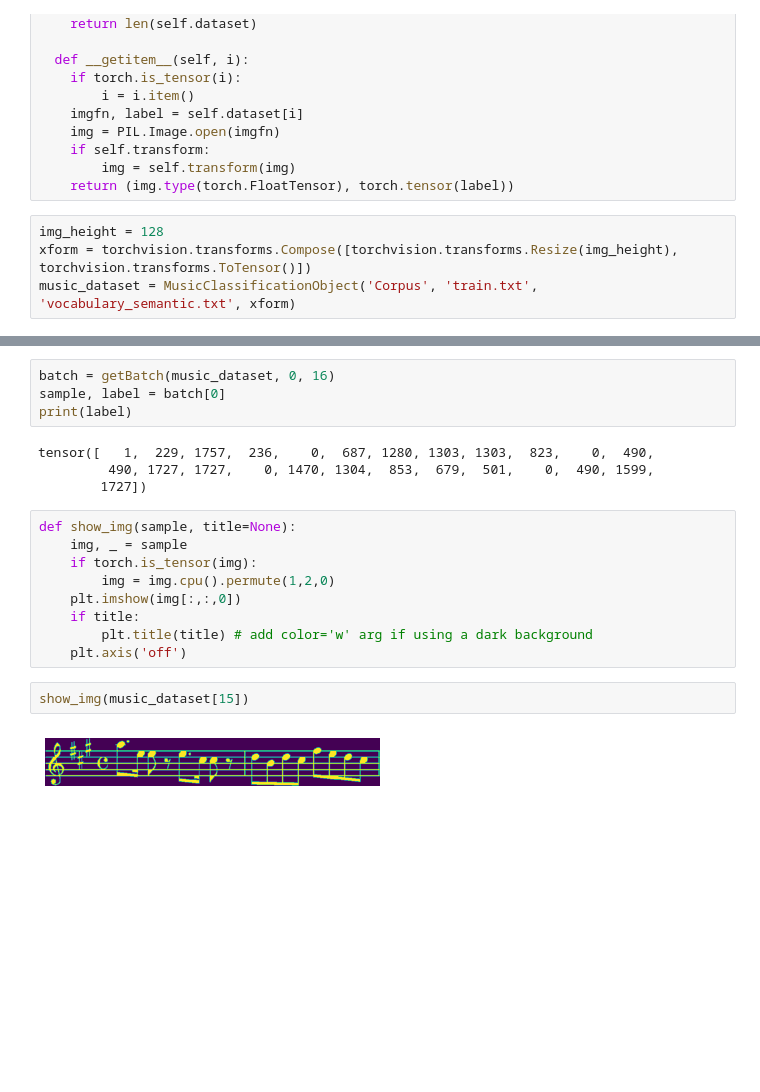
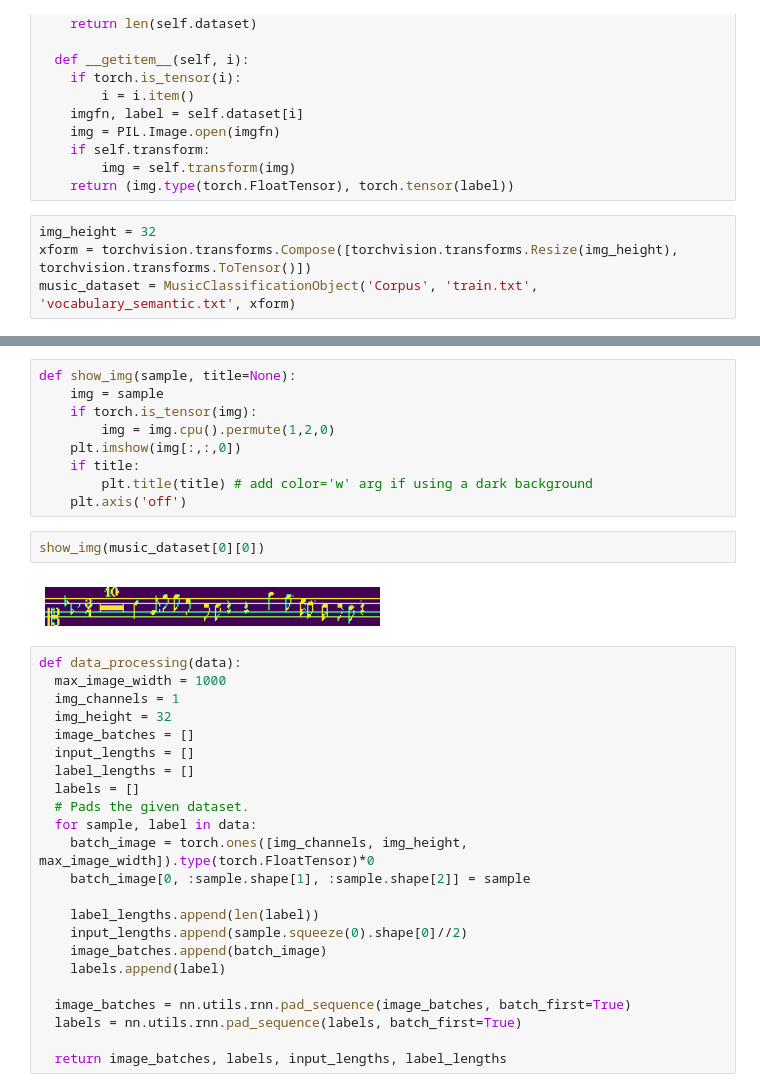
Before and after one commit to jahn18/ML-Music-Sheet-Classifier, a Jupyter notebook: ML_model/CPEN_291_Classification_Model.ipynb, the cells around one changed output, grey strips where cells are left out. Cells and saved outputs as stored; diff of their text form; blank space fills up the shorter version.

```diff
--- a/ML_model/CPEN_291_Classification_Model.ipynb
+++ b/ML_model/CPEN_291_Classification_Model.ipynb
@@ -79,7 +105,7 @@ class MusicClassificationObject:
         img = self.transform(img)
     return (img.type(torch.FloatTensor), torch.tensor(label))
 # %%
-img_height = 128
+img_height = 32
 xform = torchvision.transforms.Compose([torchvision.transforms.Resize(img_height), torchvision.transforms.ToTensor()])
 music_dataset = MusicClassificationObject('Corpus', 'train.txt', 'vocabulary_semantic.txt', xform)
 # %%
@@ -111,14 +123,6 @@ def getBatch(dataset, start_index, batch_size):
-# %%
-batch = getBatch(music_dataset, 0, 16)
-sample, label = batch[0]
-print(label)
-# %% [output]
-tensor([   1,  229, 1757,  236,    0,  687, 1280, 1303, 1303,  823,    0,  490,
-         490, 1727, 1727,    0, 1470, 1304,  853,  679,  501,    0,  490, 1599,
-        1727])
 # %%
 def show_img(sample, title=None):
-    img, _ = sample
+    img = sample
     if torch.is_tensor(img):
         img = img.cpu().permute(1,2,0)
     plt.imshow(img[:,:,0])
@@ -126,9 +130,32 @@ def show_img(sample, title=None):
         plt.title(title) # add color='w' arg if using a dark background
     plt.axis('off')
 # %%
-show_img(music_dataset[15])
+show_img(music_dataset[0][0])
 # %% [output]
-[figure, old version]
+[figure, new version]
+# %%
+def data_processing(data):
+  max_image_width = 1000
+  img_channels = 1
+  img_height = 32
+  image_batches = []
+  input_lengths = []
+  label_lengths = []
+  labels = []
+  # Pads the given dataset.
+  for sample, label in data:
+    batch_image = torch.ones([img_channels, img_height, max_image_width]).type(torch.FloatTensor)*0
+    batch_image[0, :sample.shape[1], :sample.shape[2]] = sample
+
+    label_lengths.append(len(label))
+    input_lengths.append(sample.squeeze(0).shape[0]//2)
+    image_batches.append(batch_image)
+    labels.append(label)
+
+  image_batches = nn.utils.rnn.pad_sequence(image_batches, batch_first=True)
+  labels = nn.utils.rnn.pad_sequence(labels, batch_first=True)
+
+  return image_batches, labels, input_lengths, label_lengths
 # %%
 n_all_det = len(music_dataset)
 n_used_det = int(1 * n_all_det)
```
Also changed, not shown: parts of 17 cells of this notebook.
